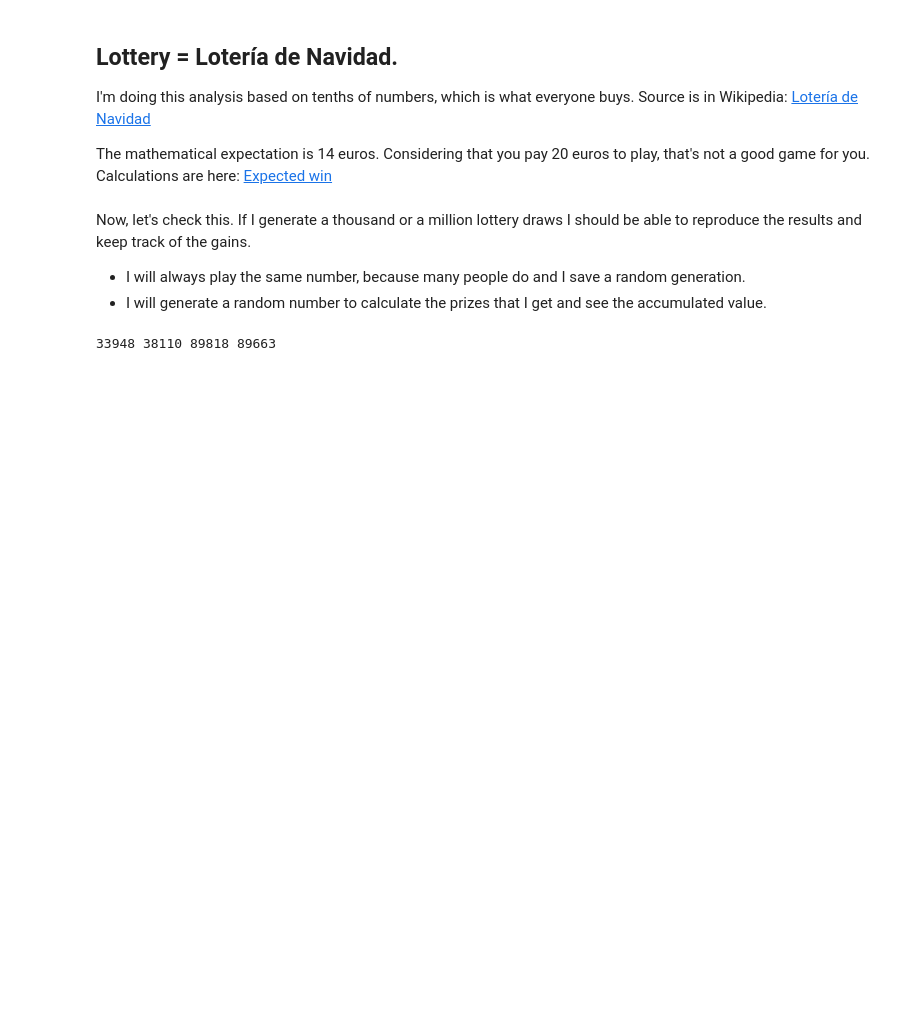
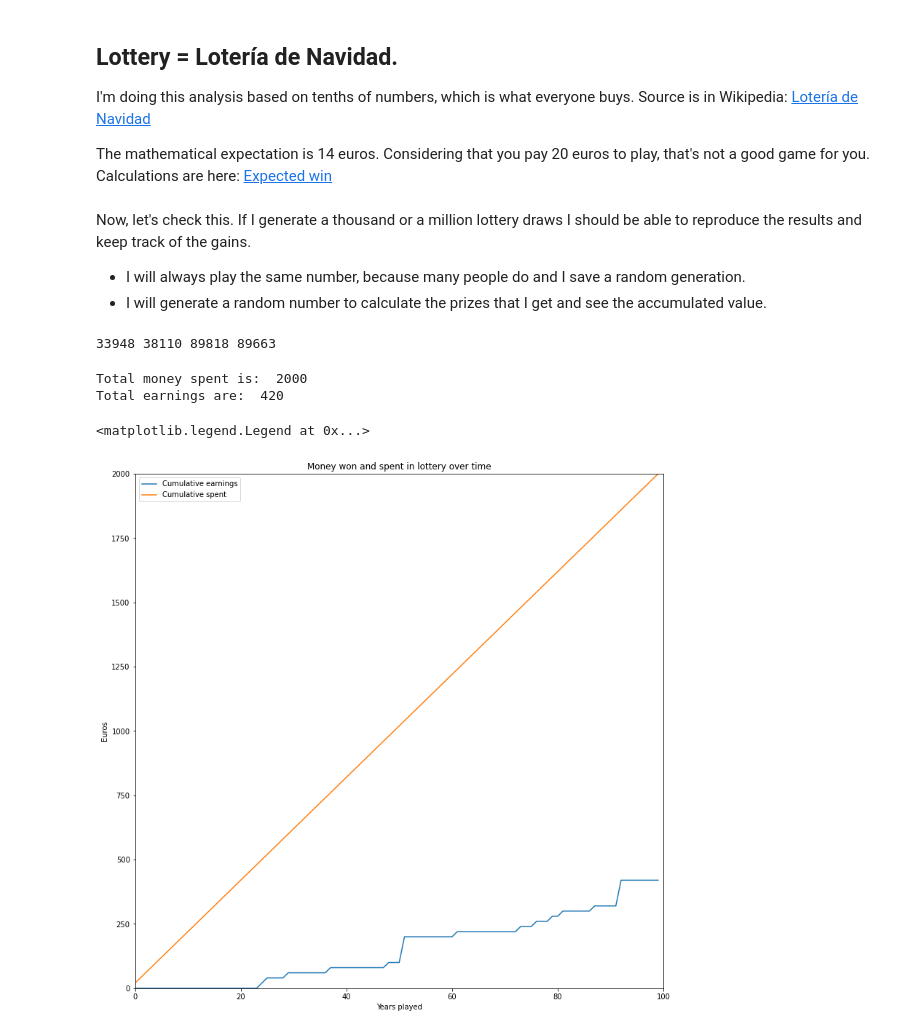
Before and after one commit to DrAlexSanz/MC-calculations, a Jupyter notebook: Lottery.ipynb, the cells around one changed output. Cells and saved outputs as stored; diff of their text form; code cells hidden in the pictures; blank space fills up the shorter version.

```diff
--- a/Lottery.ipynb
+++ b/Lottery.ipynb
@@ -68,0 +151,25 @@ for i in range(n_draws):
+# %%
+run_earnings = np.cumsum(earnings)
+run_spent = np.cumsum(array_spent)
+total_spent = np.sum(array_spent)
+total_earnings = np.sum(earnings)
+
+print("Total money spent is: ", int(total_spent))
+print("Total earnings are: ", int(total_earnings))
+# %% [output]
+Total money spent is:  2000
+Total earnings are:  420
+# %%
+fig = plt.figure(figsize = (13, 13))
+
+plt.plot(run_earnings)
+plt.plot(run_spent)
+plt.xlim((0, len(run_earnings)))
+plt.ylim((0, np.max(run_spent)))
+plt.title("Money won and spent in lottery over time")
+plt.ylabel("Euros")
+plt.xlabel("Years played")
+plt.legend(["Cumulative earnings", "Cumulative spent"])
+# %% [output]
+<matplotlib.legend.Legend at 0x...>
+[figure, added]
```
Also changed, not shown: parts of 3 cells of this notebook.
